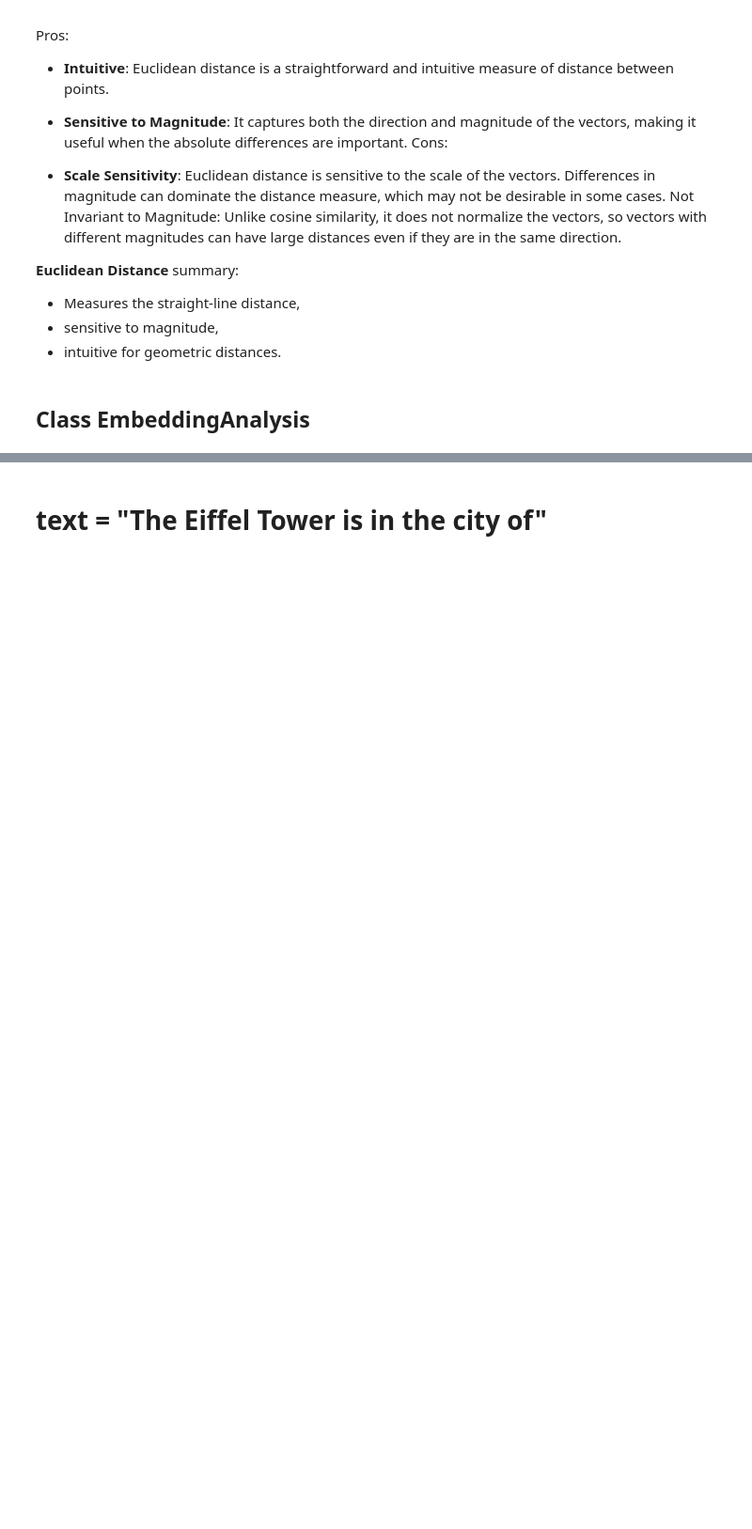
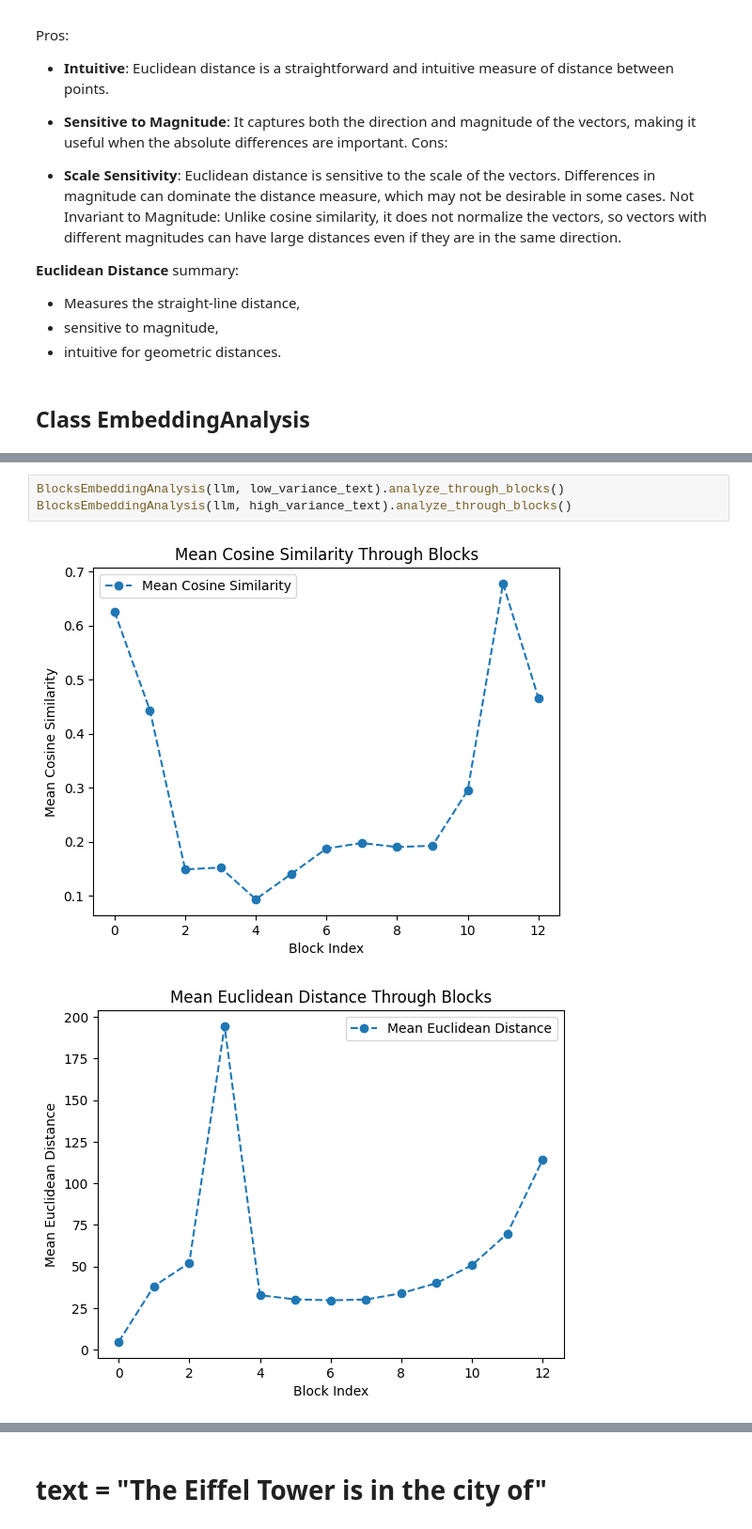
Before and after one commit to gitary/feature_circuit_ari, a Jupyter notebook: experiments/semantic_dispersion.ipynb, the cells around one changed output, grey strips where cells are left out. Shown at 94% size. Saved outputs shown, nothing was run; the diff lists cells and outputs as text; blank space fills up the shorter version.

```diff
--- a/experiments/semantic_dispersion.ipynb
+++ b/experiments/semantic_dispersion.ipynb
@@ -202,0 +365,6 @@ Not Invariant to Magnitude: Unlike cosine similarity, it does not normalize the
+# %%
+BlocksEmbeddingAnalysis(llm, low_variance_text).analyze_through_blocks()
+BlocksEmbeddingAnalysis(llm, high_variance_text).analyze_through_blocks()
+# %% [output]
+[figure, added]
+[figure, added]
```
Also changed, not shown: parts of 19 cells of this notebook.
